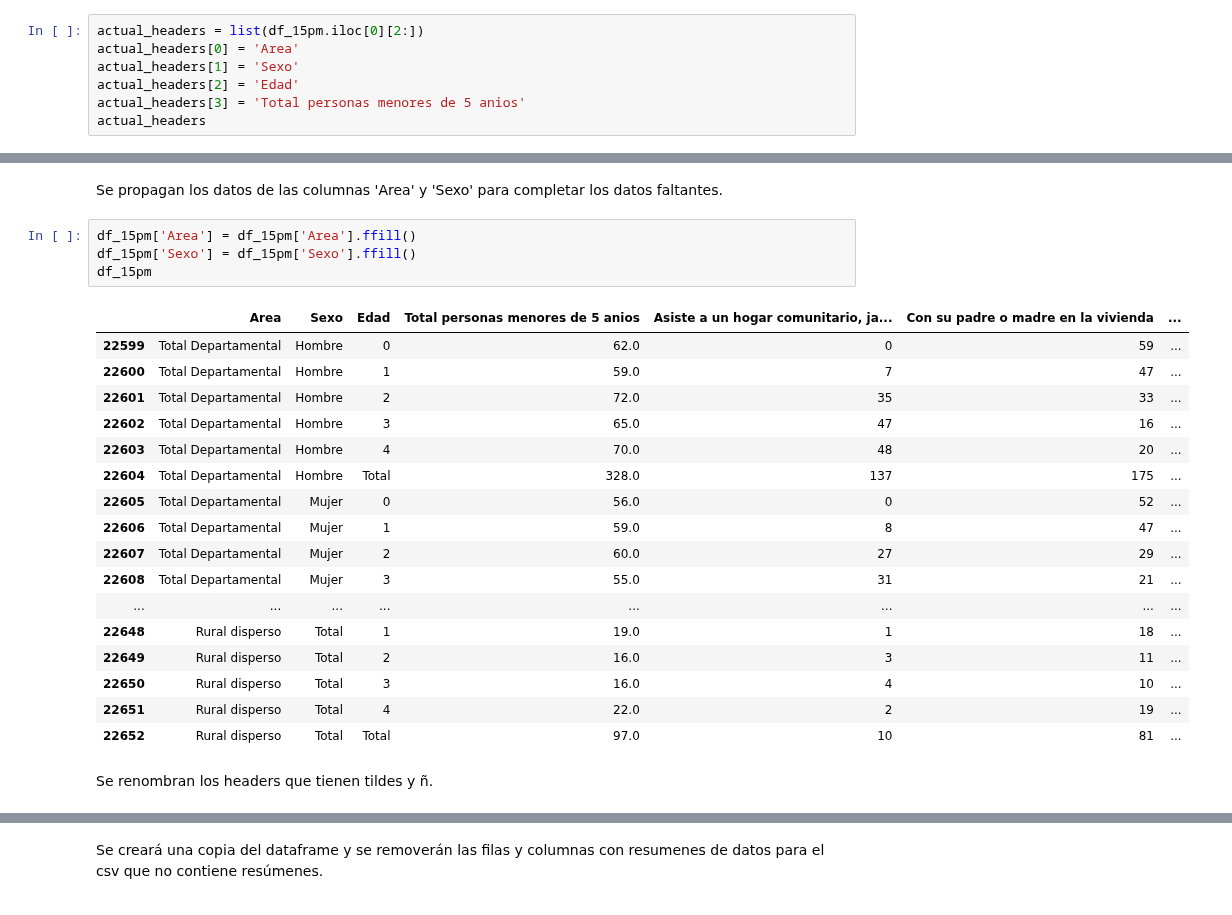
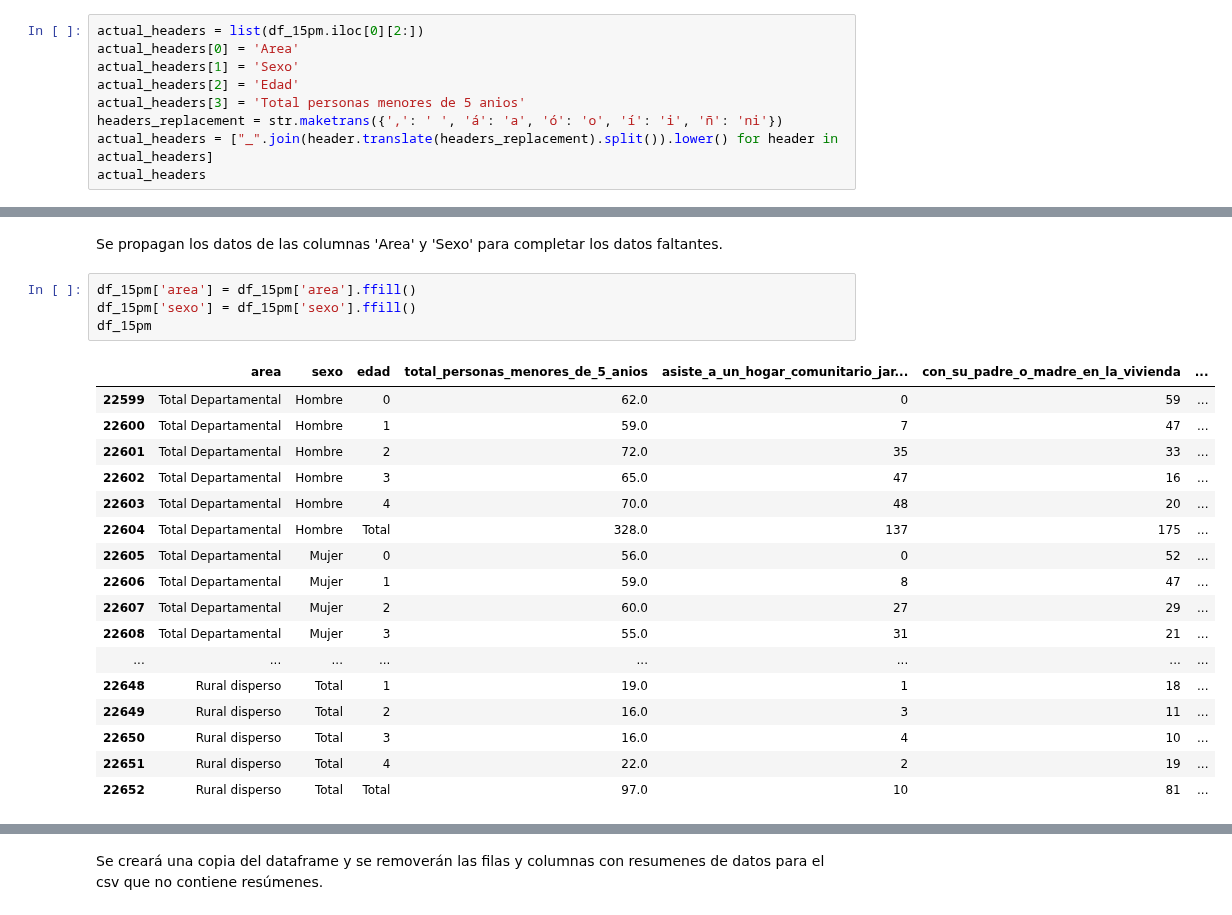
Before and after one commit to Schiavi13/Censo-Viterbo-Caldas-2018, a Jupyter notebook: source_to_csv_15pm.ipynb, the cells around one changed output, grey strips where cells are left out. Saved outputs shown, nothing was run; the diff lists cells and outputs as text.

Commit message:
Actualiza headers a minuscula y Snake Case de hoja 15PM

```diff
--- a/source_to_csv_15pm.ipynb
+++ b/source_to_csv_15pm.ipynb
@@ -50,5 +50,7 @@ actual_headers[0] = 'Area'
 actual_headers[1] = 'Sexo'
 actual_headers[2] = 'Edad'
 actual_headers[3] = 'Total personas menores de 5 anios'
+headers_replacement = str.maketrans({',': ' ', 'á': 'a', 'ó': 'o', 'í': 'i', 'ñ': 'ni'})
+actual_headers = ["_".join(header.translate(headers_replacement).split()).lower() for header in actual_headers]
 actual_headers
 # %% [output]
@@ -137,11 +139,11 @@ df_15pm
 # %% [markdown]
 Se propagan los datos de las columnas 'Area' y 'Sexo' para completar los datos faltantes.
 # %%
-df_15pm['Area'] = df_15pm['Area'].ffill()
-df_15pm['Sexo'] = df_15pm['Sexo'].ffill()
+df_15pm['area'] = df_15pm['area'].ffill()
+df_15pm['sexo'] = df_15pm['sexo'].ffill()
 df_15pm
 # %% [output]
-|  | Area | Sexo | Edad | Total personas menores de 5 anios | Asiste a un hogar comunitario, ja... | Con su padre o madre en la vivienda | ... |
+|  | area | sexo | edad | total_personas_menores_de_5_anios | asiste_a_un_hogar_comunitario_jar... | con_su_padre_o_madre_en_la_vivienda | ... |
 | 22599 | Total Departamental | Hombre | 0 | 62.0 | 0 | 59 | ... |
 | 22600 | Total Departamental | Hombre | 1 | 59.0 | 7 | 47 | ... |
 | 22601 | Total Departamental | Hombre | 2 | 72.0 | 35 | 33 | ... |
@@ -158,5 +160,3 @@ df_15pm
 | 22650 | Rural disperso | Total | 3 | 16.0 | 4 | 10 | ... |
 | 22651 | Rural disperso | Total | 4 | 22.0 | 2 | 19 | ... |
 | 22652 | Rural disperso | Total | Total | 97.0 | 10 | 81 | ... |
-# %% [markdown]
-Se renombran los headers que tienen tildes y ñ.
```
Also changed, not shown: parts of 5 cells of this notebook, 2 other files.
